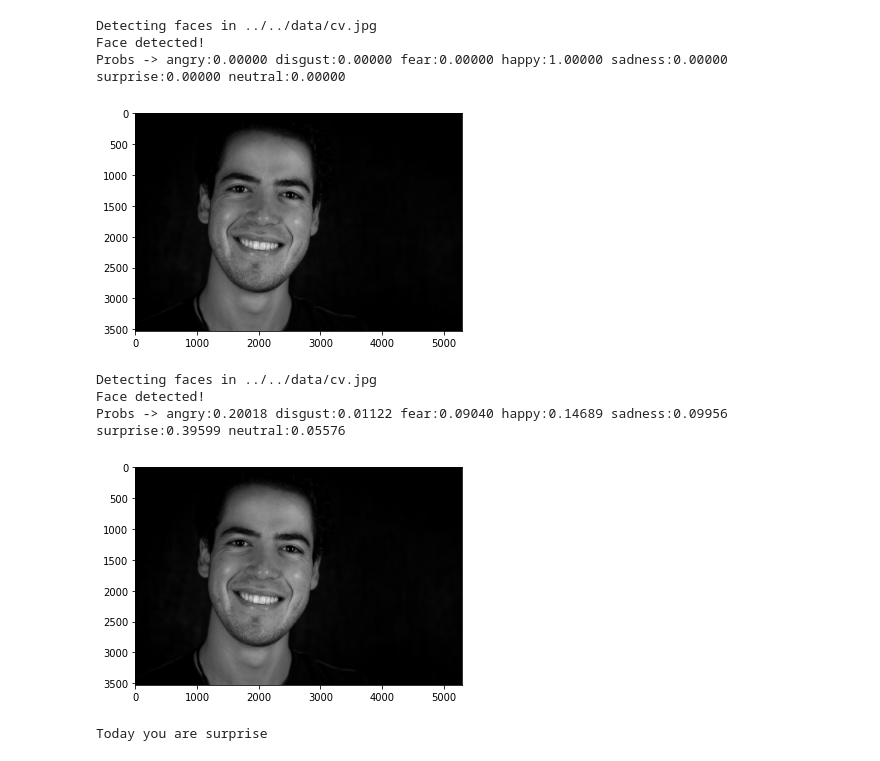
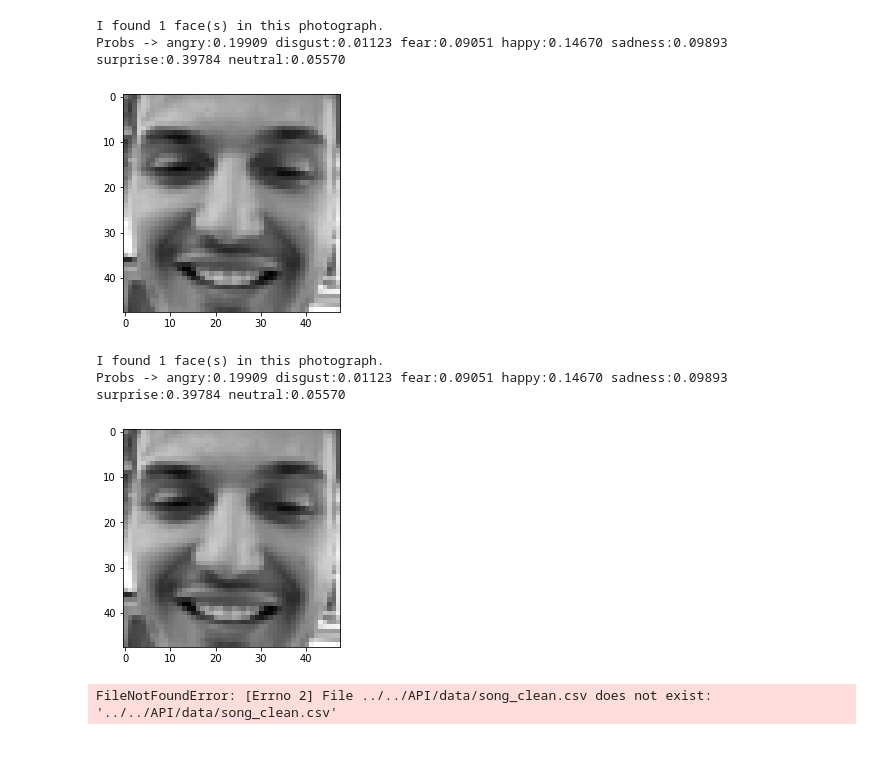
Before and after one commit to Jorge-Doncel/Song-for-your-mood, a Jupyter notebook: workDirectory/notebooks/FaceRecognition.ipynb, the cells around one changed output. Saved outputs shown, nothing was run; the diff lists cells and outputs as text; code cells hidden in the pictures.

Commit message:
faceRecognition

```diff
--- a/workDirectory/notebooks/FaceRecognition.ipynb
+++ b/workDirectory/notebooks/FaceRecognition.ipynb
@@ -47,3 +17,25 @@ def new_size(img):
+# %%
+def openImageAndDetectFaces(path):
+    image = face_recognition.load_image_file(path)
+    face_locations = face_recognition.face_locations(image)
+    try:
+        print("I found {} face(s) in this photograph.".format(len(face_locations)))
+        for face_location in face_locations:
+            top, right, bottom, left = face_location
+            face_image = image[top:bottom, left:right]
+            face_image = cv2.cvtColor(face_image, cv2.COLOR_RGB2GRAY)
+            pil_image = Image.fromarray(face_image)
+            plt.imshow(pil_image)
+            return new_size(pil_image)
+    except ValueError as e:
+        print(f"No face found")
+
+
+def new_size(img):
+    size=(48,48)
+    convert_from = img.resize(size)
+    face=asarray(convert_from)/255
+    return face
 # %%
 face = openImageAndDetectFaces("../../data/yo.jpg")
 # %% [output]
@@ -56,32 +47,31 @@ with open('fer.json','r') as f:
 model = model_from_json(model_json)
 model.load_weights('fer_model.h5')
 # %%
-PIC = openImageAndDetectFaces("../../data/cv.jpg")
-
+PIC = openImageAndDetectFaces("../../data/jaimefu.jpg")
+plt.imshow(Image.fromarray(PIC.squeeze()*255)) # transformed pic
 PIC = np.expand_dims(PIC,axis=0).reshape(np.expand_dims(PIC,axis=0).shape[0], 48, 48, 1)
 pred2 = model.predict(PIC)[0]
 print("Probs -> angry:{0:.5f} disgust:{1:.5f} fear:{2:.5f} happy:{3:.5f} sadness:{4:.5f} surprise:{5:.5f} neutral:{6:.5f}".format(pred2[0],pred2[1],pred2[2],pred2[3],pred2[4],pred2[5], pred2[6]))
 # %% [output]
-Detecting faces in ../../data/cv.jpg
-Face detected!
-Probs -> angry:0.00000 disgust:0.00000 fear:0.00000 happy:1.00000 sadness:0.00000 surprise:0.00000 neutral:0.00000
+I found 1 face(s) in this photograph.
+Probs -> angry:0.19909 disgust:0.01123 fear:0.09051 happy:0.14670 sadness:0.09893 surprise:0.39784 neutral:0.05570
-[figure, old version]
+[figure, new version]
 # %%
 with open('model.json','r') as f:
     model_json = json.load(f)
 model = model_from_json(model_json)
 model.load_weights('my_model.h5')
 # %%
-PIC = openImageAndDetectFaces("../../data/cv.jpg")
+PIC = openImageAndDetectFaces("../../data/jaimefu.jpg")
+plt.imshow(Image.fromarray(PIC.squeeze()*255)) # transformed pic
 PIC = np.expand_dims(PIC,axis=0).reshape(np.expand_dims(PIC,axis=0).shape[0], 48, 48, 1)
 pred2 = model.predict(PIC)[0]
 print("Probs -> angry:{0:.5f} disgust:{1:.5f} fear:{2:.5f} happy:{3:.5f} sadness:{4:.5f} surprise:{5:.5f} neutral:{6:.5f}".format(pred2[0],pred2[1],pred2[2],pred2[3],pred2[4],pred2[5], pred2[6]))
 # %% [output]
-Detecting faces in ../../data/cv.jpg
-Face detected!
-Probs -> angry:0.20018 disgust:0.01122 fear:0.09040 happy:0.14689 sadness:0.09956 surprise:0.39599 neutral:0.05576
+I found 1 face(s) in this photograph.
+Probs -> angry:0.19909 disgust:0.01123 fear:0.09051 happy:0.14670 sadness:0.09893 surprise:0.39784 neutral:0.05570
-[figure, old version]
+[figure, new version]
-# %%
-print("Today you are", senti[max(range(len(pred2)), key = lambda x: pred2[x])])
-# %% [output]
-Today you are surprise
+# %%
+df=pd.read_csv("../../API/data/song_clean.csv")
+# %% [output]
+FileNotFoundError: [Errno 2] File ../../API/data/song_clean.csv does not exist: '../../API/data/song_clean.csv'
```
Also changed, not shown: parts of 3 cells of this notebook, 6 other files.
